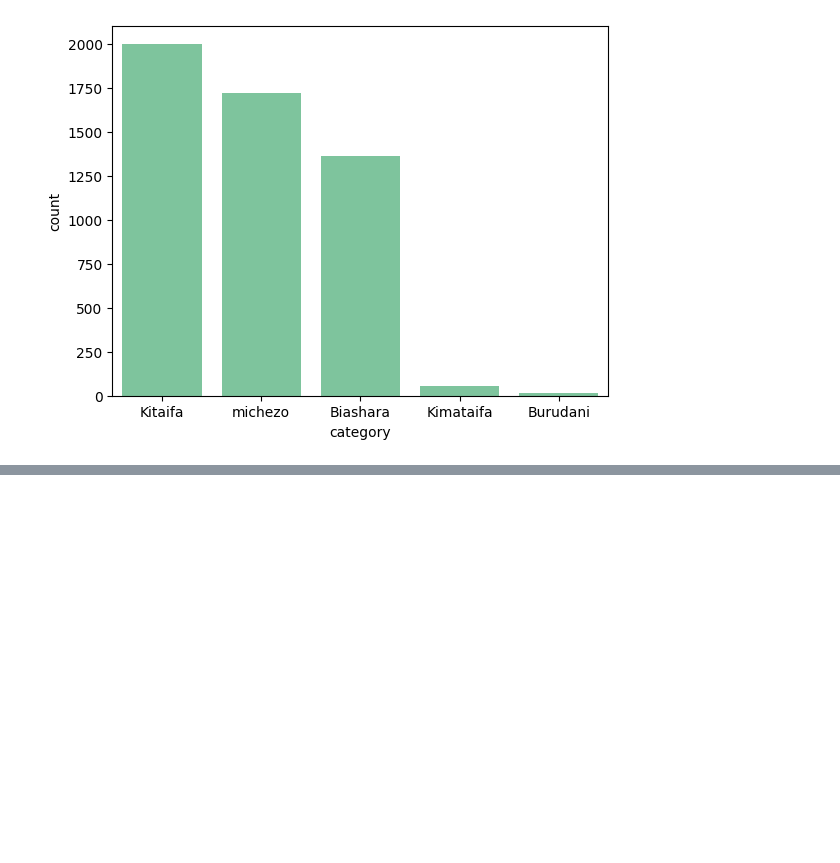
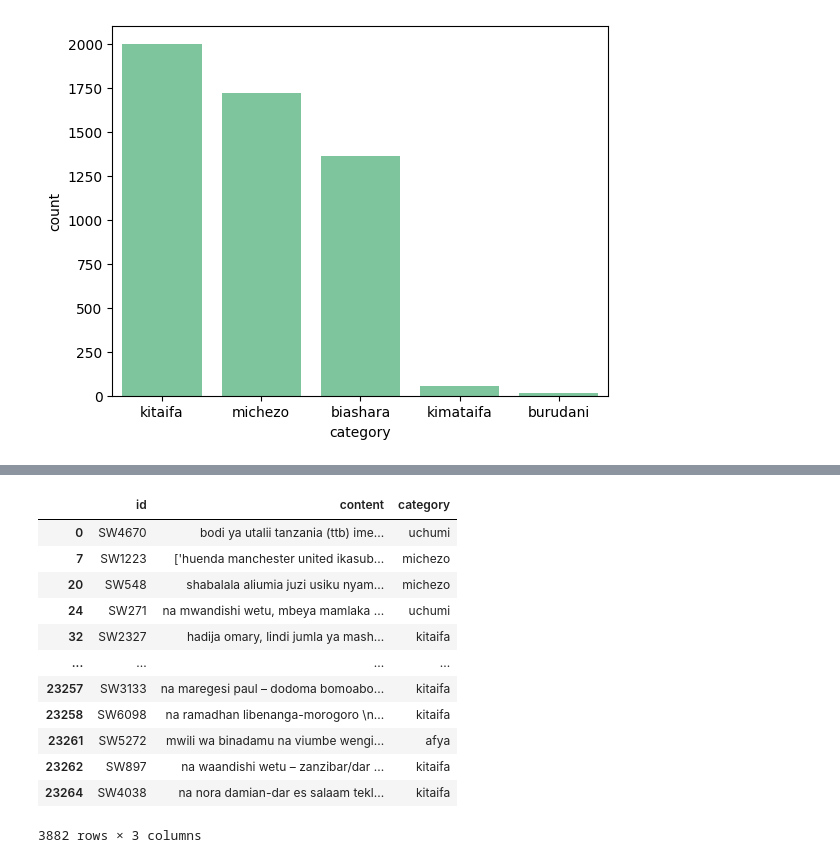
Before and after one commit to muchemicarol/ML4NLU_TermPaper, a Jupyter notebook: swahili_classification.ipynb, the cells around one changed output, grey strips where cells are left out. Cells and saved outputs as stored; diff of their text form; code cells hidden in the pictures; blank space fills up the shorter version.

```diff
--- a/swahili_classification.ipynb
+++ b/swahili_classification.ipynb
@@ -24,6 +24,11 @@ swahili_news.head()
 | 2 | SW29725 | Mwandishi Wetu -Singida BENKI ya ... | uchumi |
 | 3 | SW20901 | TIMU ya taifa ya Tanzania, Sereng... | michezo |
 | 4 | SW12560 | Na AGATHA CHARLES – DAR ES SALAAM... | kitaifa |
+# %%
+holdout_train["content"] = holdout_train["content"].apply(lambda x: str(x.lower().rstrip().lstrip()))
+swahili_news["content"] = swahili_news["content"].apply(lambda x: str(x.lower().rstrip().lstrip()))
+swahili_news["category"] = swahili_news["category"].apply(lambda x: str(x.lower().rstrip().lstrip()))
+holdout_train["category"] = holdout_train["category"].apply(lambda x: str(x.lower().rstrip().lstrip()))
 # %%
 print(
     f"Training set has {swahili_news.shape[0]} rows while validation/developer set has {holdout_train.shape[0]} rows."
@@ -106,0 +160,16 @@ sns.countplot(
+# %%
+swahili_news[swahili_news["id"].isin(list(set(holdout_train["id"].unique().tolist()) & set(swahili_news["id"].unique().tolist())))]
+# %% [output]
+|  | id | content | category |
+| 0 | SW4670 | bodi ya utalii tanzania (ttb) ime... | uchumi |
+| 7 | SW1223 | ['huenda manchester united ikasub... | michezo |
+| 20 | SW548 | shabalala aliumia juzi usiku nyam... | michezo |
+| 24 | SW271 | na mwandishi wetu, mbeya mamlaka ... | uchumi |
+| 32 | SW2327 | hadija omary, lindi jumla ya mash... | kitaifa |
+| ... | ... | ... | ... |
+| 23257 | SW3133 | na maregesi paul – dodoma bomoabo... | kitaifa |
+| 23258 | SW6098 | na ramadhan libenanga-morogoro \n... | kitaifa |
+| 23261 | SW5272 | mwili wa binadamu na viumbe wengi... | afya |
+| 23262 | SW897 | na waandishi wetu – zanzibar/dar ... | kitaifa |
+| 23264 | SW4038 | na nora damian-dar es salaam tekl... | kitaifa |
+3882 rows × 3 columns
```
Also changed, not shown: parts of 10 cells of this notebook.
